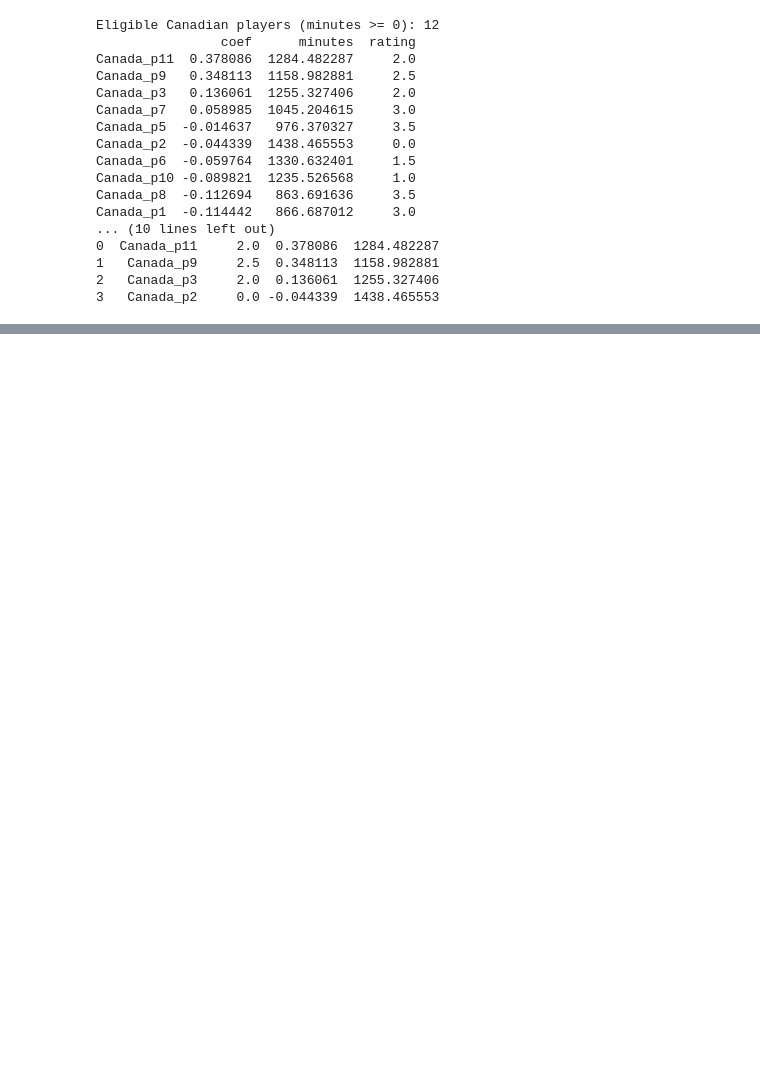
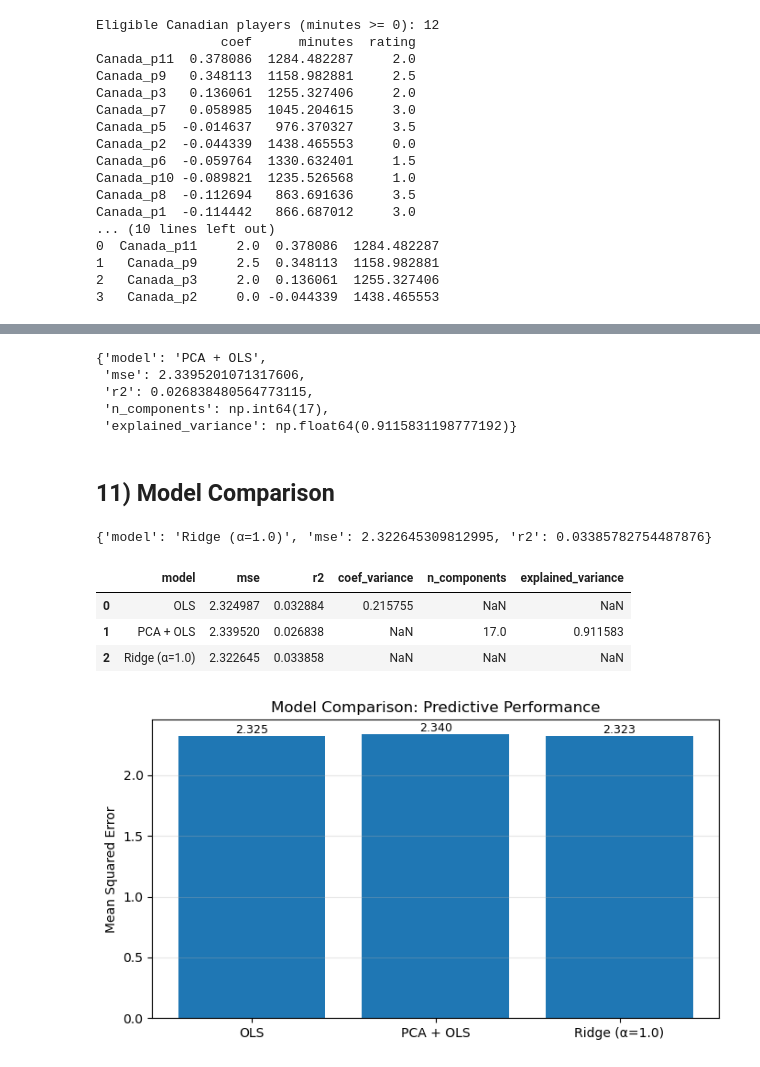
Before and after one commit to tanjeemh/paraolympic-lineup, a Jupyter notebook: prediction.ipynb, the cells around one changed output, grey strips where cells are left out. Drawn from its saved outputs; the diff is of its cells as text; code cells hidden in the pictures; blank space fills up the shorter version.

```diff
--- a/prediction.ipynb
+++ b/prediction.ipynb
@@ -274 +337,70 @@ NameError: name 'team_df' is not defined
+# %%
+from src.model_experiments import run_pca_experiment
+
+pca_results = run_pca_experiment(
+    X_apm,
+    y_apm,
+    w_apm,
+    explained_variance=0.90
+)
+pca_results
+# %% [output]
+{'model': 'PCA + OLS',
+ 'mse': 2.3395201071317606,
+ 'r2': 0.026838480564773115,
+ 'n_components': np.int64(17),
+ 'explained_variance': np.float64(0.9115831198777192)}
+# %% [markdown]
+## 11) Model Comparison
+# %%
+from src.model_experiments import run_ridge_experiment
+
+ridge_results = run_ridge_experiment(
+    X_apm,
+    y_apm,
+    w_apm,
+    alpha=1.0
+)
+
+ridge_results
+# %% [output]
+{'model': 'Ridge (α=1.0)', 'mse': 2.322645309812995, 'r2': 0.03385782754487876}
+# %%
+import pandas as pd
+
+comparison_df = pd.DataFrame([
+    ols_results,
+    pca_results,
+    ridge_results
+])
+
+comparison_df
+# %% [output]
+|  | model | mse | r2 | coef_variance | n_components | explained_variance |
+| 0 | OLS | 2.324987 | 0.032884 | 0.215755 | NaN | NaN |
+| 1 | PCA + OLS | 2.339520 | 0.026838 | NaN | 17.0 | 0.911583 |
+| 2 | Ridge (α=1.0) | 2.322645 | 0.033858 | NaN | NaN | NaN |
+# %%
+plt.figure(figsize=(7, 4))
+bars = plt.bar(models, mse)
+
+plt.ylabel("Mean Squared Error")
+plt.title("Model Comparison: Predictive Performance")
+plt.grid(axis="y", alpha=0.3)
+
+for bar in bars:
+    height = bar.get_height()
+    plt.text(
+        bar.get_x() + bar.get_width() / 2,
+        height,
+        f"{height:.3f}",
+        ha="center",
+        va="bottom",
+        fontsize=9,
+    )
+
+plt.tight_layout()
+plt.show()
+# %% [output]
+[figure, added]
 # %% [markdown]
```
Also changed, not shown: parts of 16 cells of this notebook.
